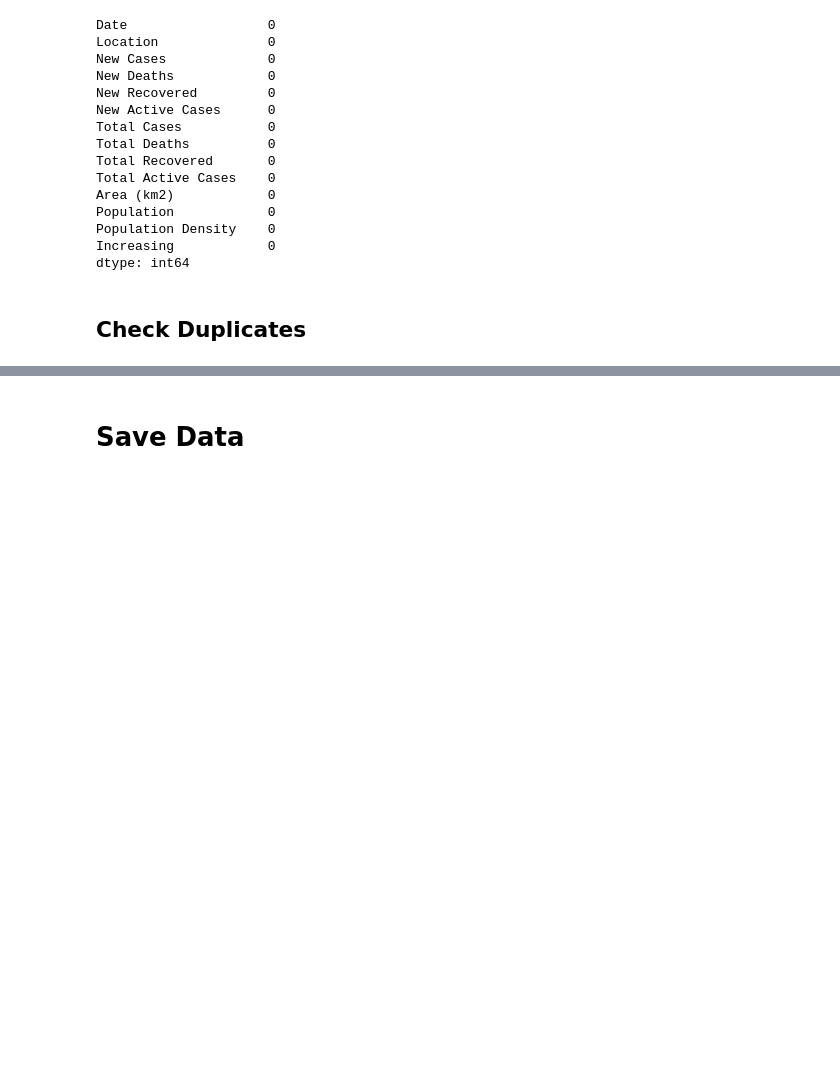
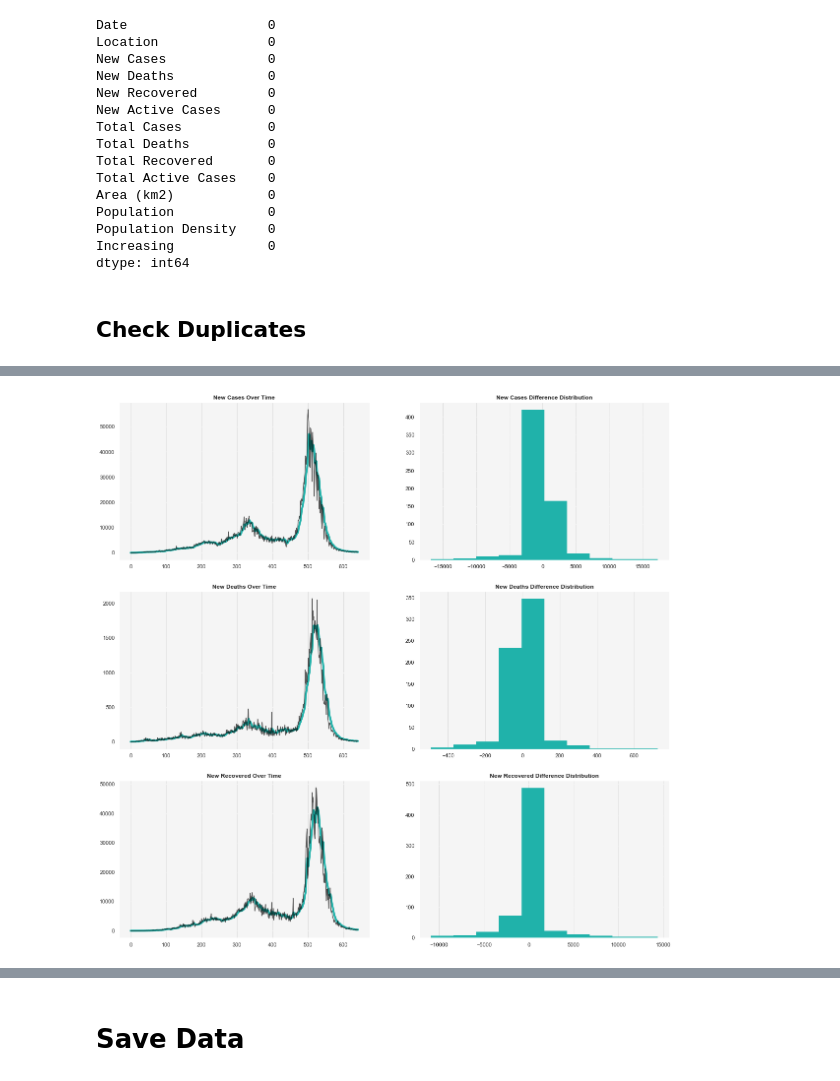
Before and after one commit to neoreuvenla/indo-covid-pred, a Jupyter notebook: 01 Data Cleaning and Preparation.ipynb, the cells around one changed output, grey strips where cells are left out. Cells and saved outputs as stored; diff of their text form; code cells hidden in the pictures; blank space fills up the shorter version.

```diff
--- a/01 Data Cleaning and Preparation.ipynb
+++ b/01 Data Cleaning and Preparation.ipynb
@@ -190,0 +201,45 @@ updated[updated.duplicated()]
+# %%
+# all column names to be inspected for outliers
+attributes = ["New Cases", "New Deaths", "New Recovered"]
+
+for attribute in attributes:
+
+    # loop to calculate moving average exponential smoothing for each attribute
+    ema_fit = SimpleExpSmoothing(national[attribute]).fit(smoothing_level=0.2,optimized=False)
+    ema = ema_fit.forecast(3).rename(r'$\alpha=0.2$')
+
+    # creates new columns to hold model calculations
+    national[attribute + ' EMA'] = ema_fit.predict(start = 0)
+    national[attribute + ' Difference'] = national[attribute] - national[attribute + ' EMA']
+
+# list for looping through subplot graphs
+rows = [0,1,2]
+columns = [0,1]
+ema_titles = ['New Cases Over Time', 'New Cases Difference Distribution', 'New Deaths Over Time', 'New Deaths Difference Distribution', 'New Recovered Over Time', 'New Recovered Difference Distribution']
+
+# graph display settings
+fig, ax = plt.subplots(3, 2)
+fig.set_figwidth(20)
+fig.set_figheight(20)
+
+# loop to set background colors and ema_titles for each subplot
+k=0
+for i in range(len(rows)):
+    for j in range(len(columns)):
+        ax[i,j].set_facecolor('whitesmoke')
+        ax[i,j].set_title(ema_titles[k],fontweight='bold')
+        ax[i,j].grid(color='#E0E0E0', linestyle='-', linewidth=1, axis='x')
+        ax[i,j].grid(color='whitesmoke', linestyle='-', linewidth=1, axis='y')
+        ax[i,j].set_facecolor('whitesmoke')
+        k+=1
+
+# loop for scatterplots and histographs for each attribute
+l=0
+for attribute in attributes:
+    ax[l, 0].plot(national[attribute + ' EMA'], color = "lightseagreen", lw=4)
+    ax[l, 0].plot(national[attribute], color = "black", alpha=0.66);
+
+    ax[l, 1].hist(national[attribute + ' Difference'], color = "lightseagreen", lw=0);
+    l+=1
+# %% [output]
+[figure, added]
```
Also changed, not shown: parts of 21 cells of this notebook, 2 other files.
